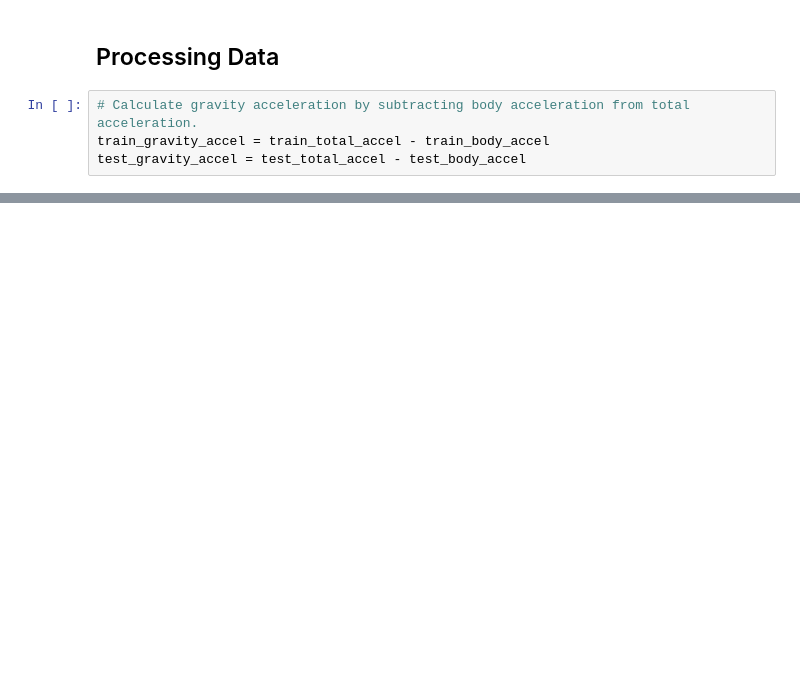
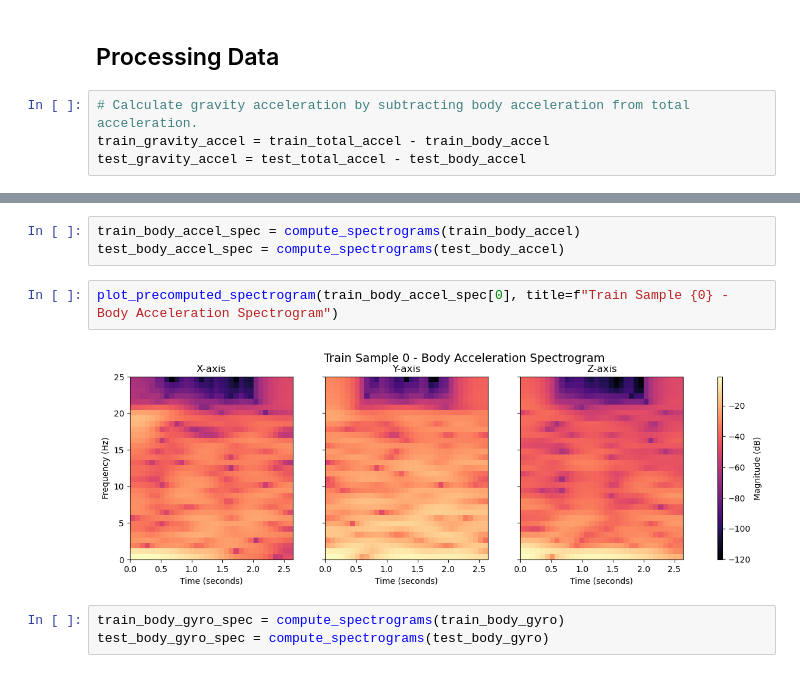
Before and after one commit to BanBot-2/EE-342-Final-Project-Code, a Jupyter notebook: final_project_report.ipynb, the cells around one changed output, grey strips where cells are left out. Cells and saved outputs as stored; diff of their text form; blank space fills up the shorter version.

Commit message:
Added rough spectrogram generation code

```diff
--- a/final_project_report.ipynb
+++ b/final_project_report.ipynb
@@ -243,0 +310,10 @@ plt.show()
+# %%
+train_body_accel_spec = compute_spectrograms(train_body_accel)
+test_body_accel_spec = compute_spectrograms(test_body_accel)
+# %%
+plot_precomputed_spectrogram(train_body_accel_spec[0], title=f"Train Sample {0} - Body Acceleration Spectrogram")
+# %% [output]
+[figure, added]
+# %%
+train_body_gyro_spec = compute_spectrograms(train_body_gyro)
+test_body_gyro_spec = compute_spectrograms(test_body_gyro)
```
Also changed, not shown: parts of 7 cells of this notebook.
